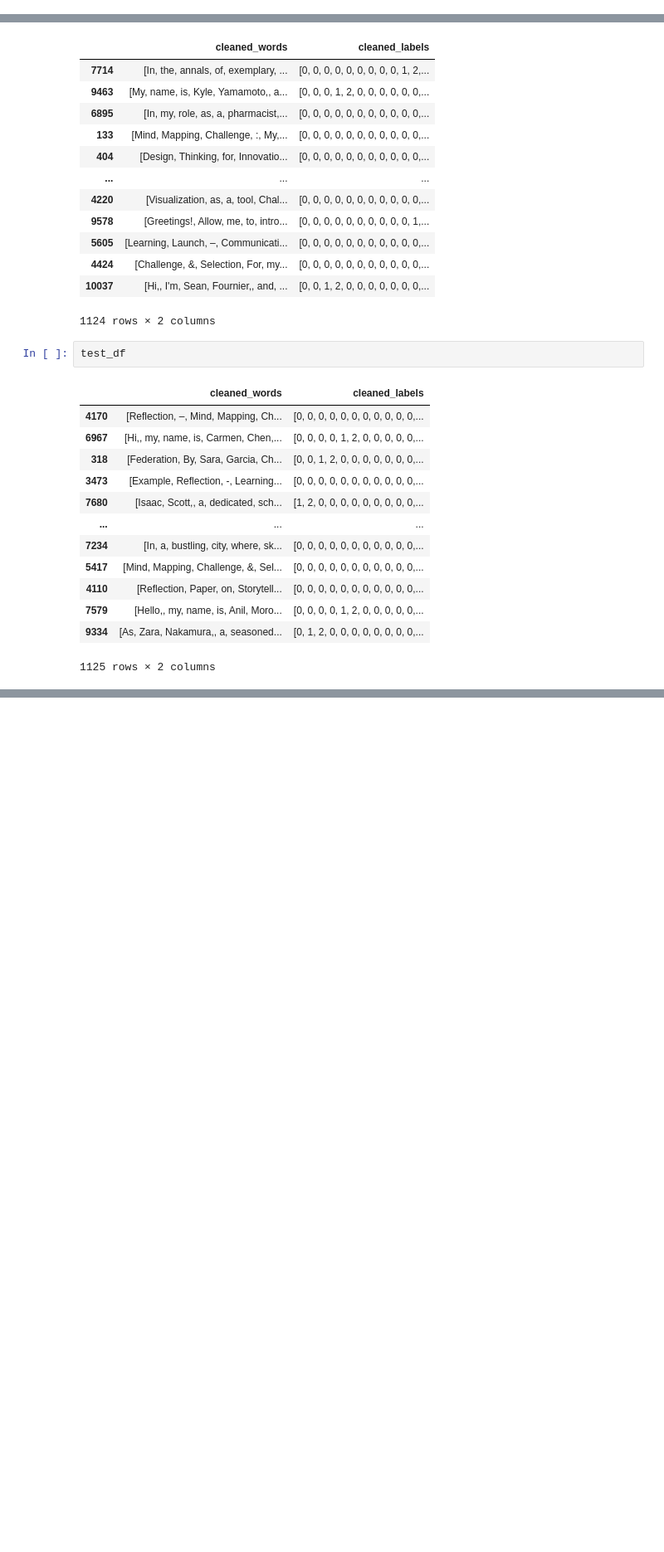
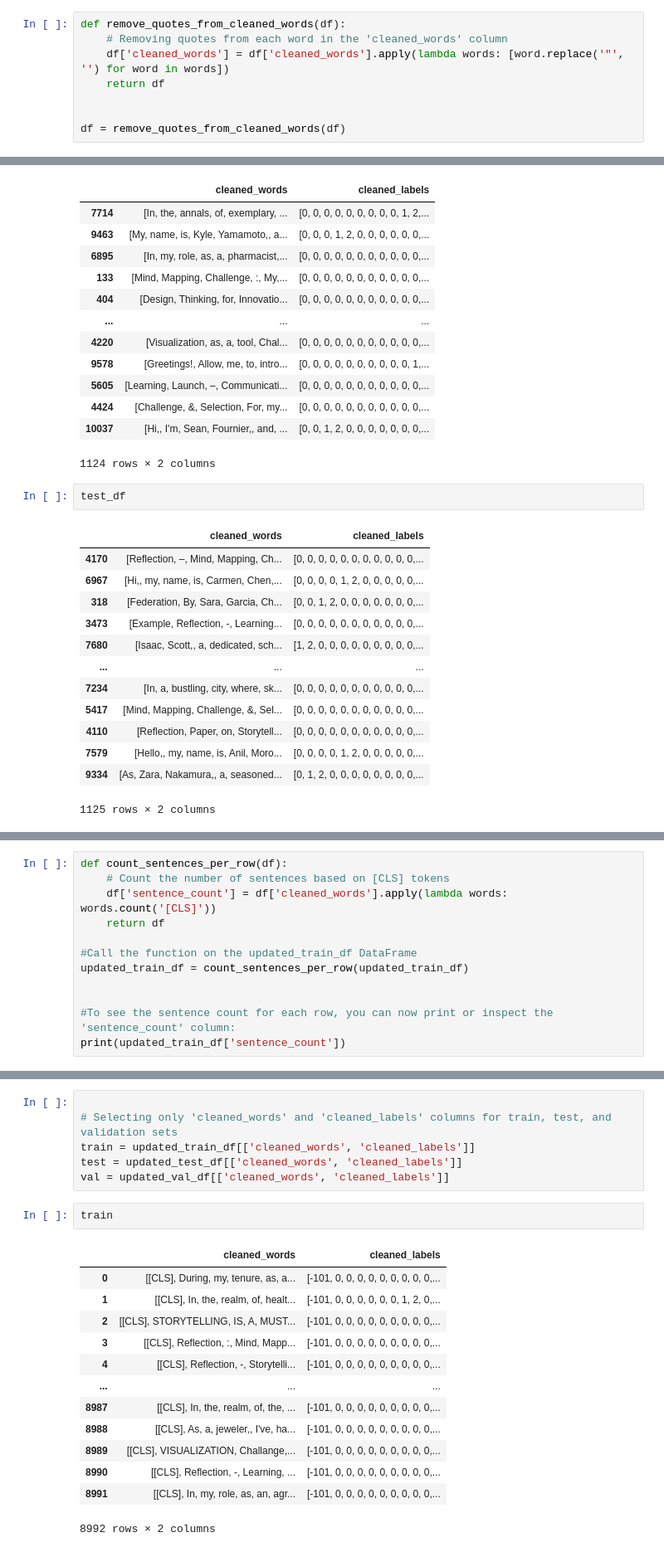
Before and after one commit to VellankiSaiKiran/PII-Detection-Using-BERT-and-ELECTRA, a Jupyter notebook: PII_Bert_512.ipynb, the cells around one changed output, grey strips where cells are left out. Shown at 83% size. Drawn from its saved outputs; the diff is of its cells as text; blank space fills up the shorter version.

```diff
--- a/PII_Bert_512.ipynb
+++ b/PII_Bert_512.ipynb
@@ -92,6 +112,14 @@ df
 | 11239 | 29432 | [Dr., Tu, Garcia,, a, renowned, d... | [O, B-NAME_STUDENT, I-NAME_STUDEN... |
 | 11240 | 29433 | [Hello,, I'm, Badi, Nakamura,, an... | [O, O, B-NAME_STUDENT, I-NAME_STU... |
 11241 rows × 3 columns
+# %%
+def remove_quotes_from_cleaned_words(df):
+    # Removing quotes from each word in the 'cleaned_words' column
+    df['cleaned_words'] = df['cleaned_words'].apply(lambda words: [word.replace('"', '') for word in words])
+    return df
+
+
+df = remove_quotes_from_cleaned_words(df)
 # %%
 def verify_and_display_alignment(df):
     # Check if each list of 'cleaned_words' has a corresponding list of 'cleaned_labels'
@@ -305,0 +404,12 @@ sampledf = train_df[1:200]
+# %%
+def count_sentences_per_row(df):
+    # Count the number of sentences based on [CLS] tokens
+    df['sentence_count'] = df['cleaned_words'].apply(lambda words: words.count('[CLS]'))
+    return df
+
+#Call the function on the updated_train_df DataFrame
+updated_train_df = count_sentences_per_row(updated_train_df)
+
+
+#To see the sentence count for each row, you can now print or inspect the 'sentence_count' column:
+print(updated_train_df['sentence_count'])
@@ -305,0 +470,22 @@ sampledf = train_df[1:200]
+# %%
+
+# Selecting only 'cleaned_words' and 'cleaned_labels' columns for train, test, and validation sets
+train = updated_train_df[['cleaned_words', 'cleaned_labels']]
+test = updated_test_df[['cleaned_words', 'cleaned_labels']]
+val = updated_val_df[['cleaned_words', 'cleaned_labels']]
+# %%
+train
+# %% [output]
+|  | cleaned_words | cleaned_labels |
+| 0 | [[CLS], During, my, tenure, as, a... | [-101, 0, 0, 0, 0, 0, 0, 0, 0, 0,... |
+| 1 | [[CLS], In, the, realm, of, healt... | [-101, 0, 0, 0, 0, 0, 0, 1, 2, 0,... |
+| 2 | [[CLS], STORYTELLING, IS, A, MUST... | [-101, 0, 0, 0, 0, 0, 0, 0, 0, 0,... |
+| 3 | [[CLS], Reflection, :, Mind, Mapp... | [-101, 0, 0, 0, 0, 0, 0, 0, 0, 0,... |
+| 4 | [[CLS], Reflection, -, Storytelli... | [-101, 0, 0, 0, 0, 0, 0, 0, 0, 0,... |
+| ... | ... | ... |
+| 8987 | [[CLS], In, the, realm, of, the, ... | [-101, 0, 0, 0, 0, 0, 0, 0, 0, 0,... |
+| 8988 | [[CLS], As, a, jeweler,, I've, ha... | [-101, 0, 0, 0, 0, 0, 0, 0, 0, 0,... |
+| 8989 | [[CLS], VISUALIZATION, Challange,... | [-101, 0, 0, 0, 0, 0, 0, 0, 0, 0,... |
+| 8990 | [[CLS], Reflection, -, Learning, ... | [-101, 0, 0, 0, 0, 0, 0, 0, 0, 0,... |
+| 8991 | [[CLS], In, my, role, as, an, agr... | [-101, 0, 0, 0, 0, 0, 0, 0, 0, 0,... |
+8992 rows × 2 columns
```
Also changed, not shown: parts of 31 cells of this notebook.
